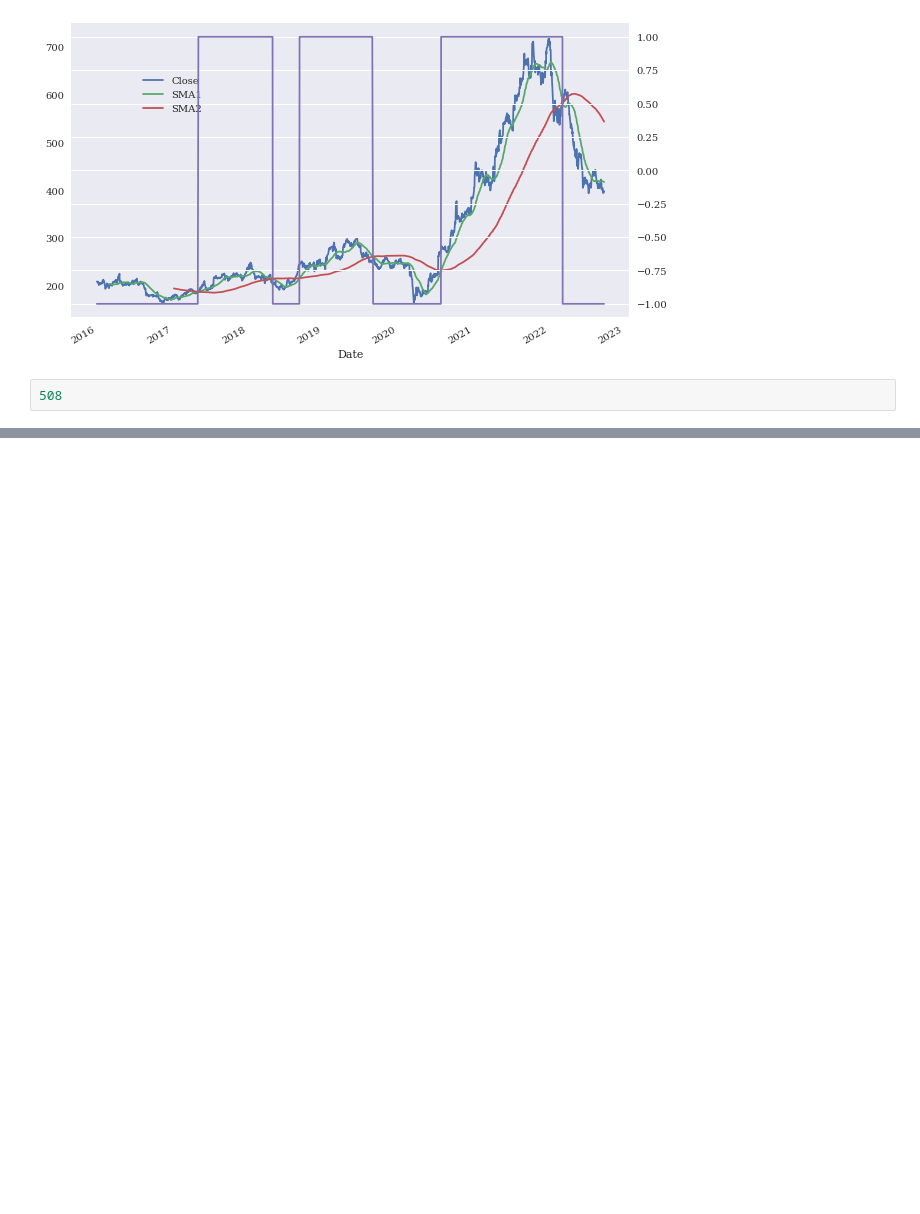
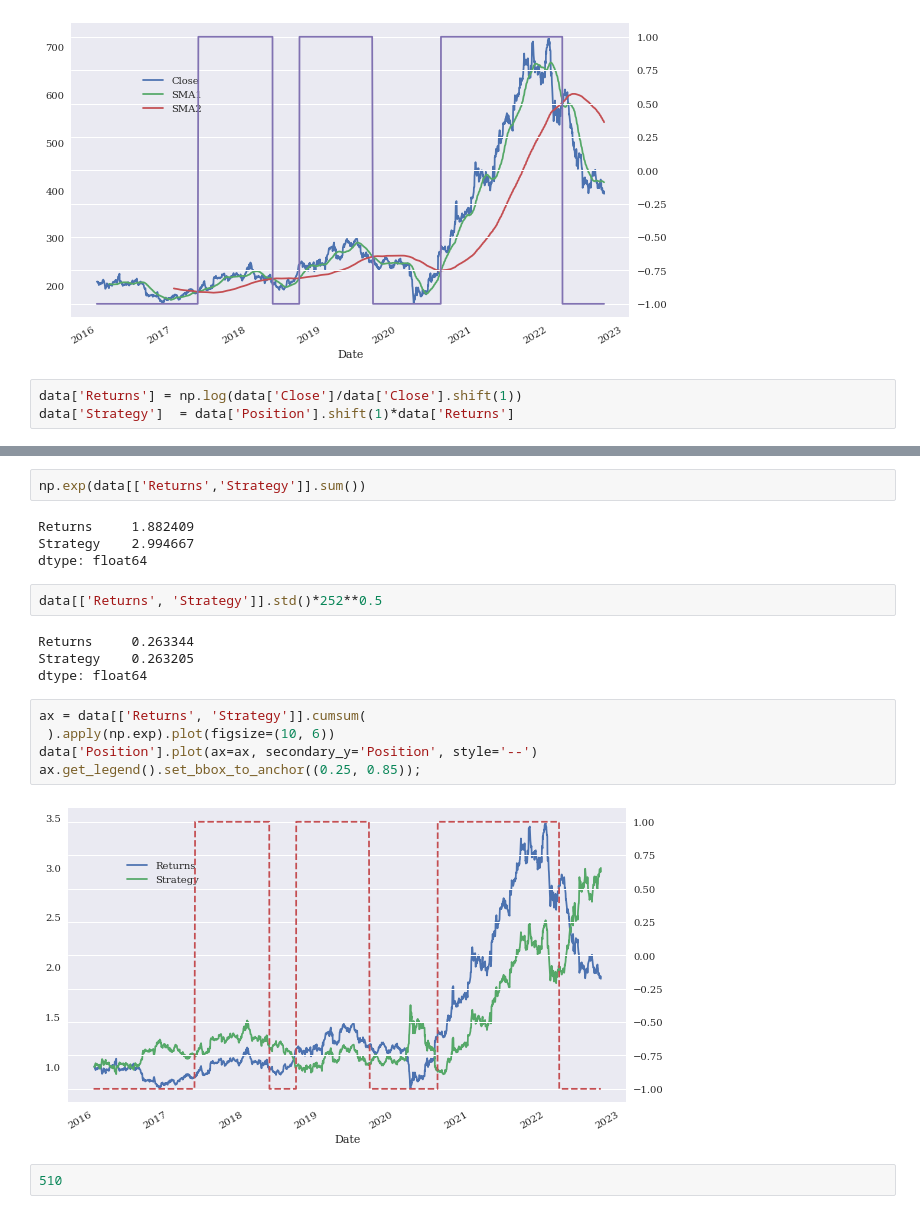
Before and after one commit to omsouravsharma/Python_for_algorithmic_trading-, a Jupyter notebook: Ch15.ipynb, the cells around one changed output, grey strips where cells are left out. Drawn from its saved outputs; the diff is of its cells as text; blank space fills up the shorter version.

```diff
--- a/Ch15.ipynb
+++ b/Ch15.ipynb
@@ -72,4 +72,5 @@ ax.legend().set_bbox_to_anchor((0.25,0.85))
 # %% [output]
 [figure]
 # %%
-508
+data['Returns'] = np.log(data['Close']/data['Close'].shift(1))
+data['Strategy']  = data['Position'].shift(1)*data['Returns']
@@ -75,0 +87,21 @@ ax.legend().set_bbox_to_anchor((0.25,0.85))
+# %%
+np.exp(data[['Returns','Strategy']].sum())
+# %% [output]
+Returns     1.882409
+Strategy    2.994667
+dtype: float64
+# %%
+data[['Returns', 'Strategy']].std()*252**0.5
+# %% [output]
+Returns     0.263344
+Strategy    0.263205
+dtype: float64
+# %%
+ax = data[['Returns', 'Strategy']].cumsum(
+ ).apply(np.exp).plot(figsize=(10, 6))
+data['Position'].plot(ax=ax, secondary_y='Position', style='--')
+ax.get_legend().set_bbox_to_anchor((0.25, 0.85));
+# %% [output]
+[figure, added]
+# %%
+510
```
Also changed, not shown: parts of 3 cells of this notebook.
